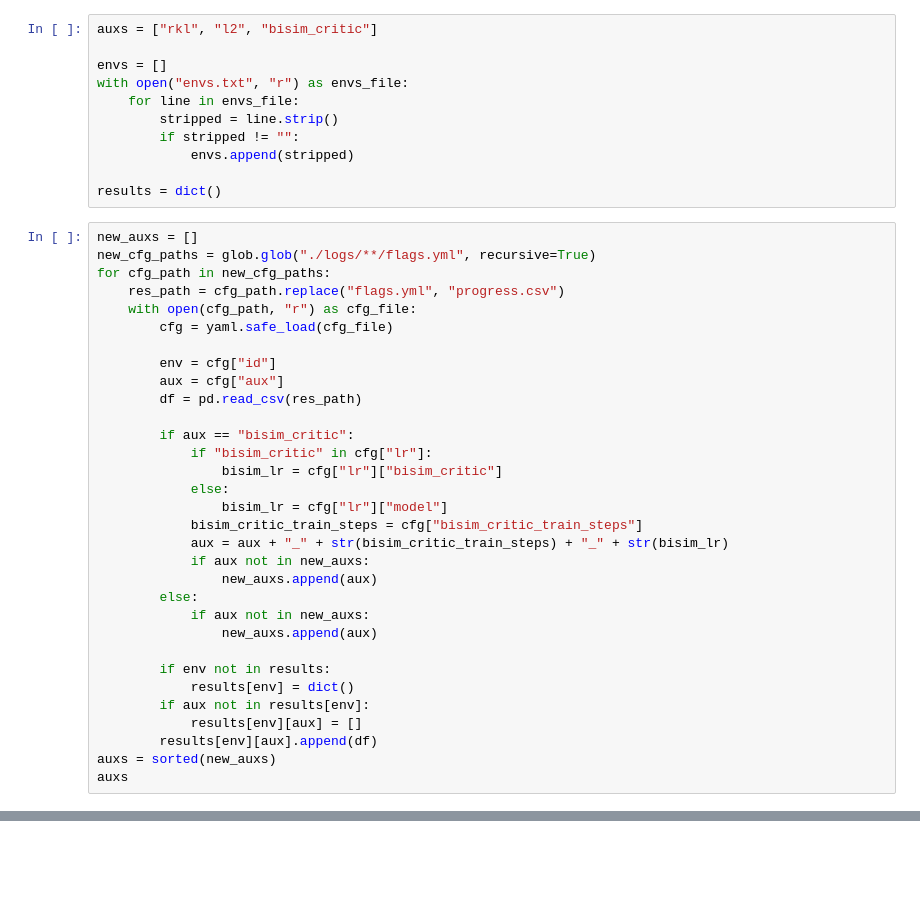
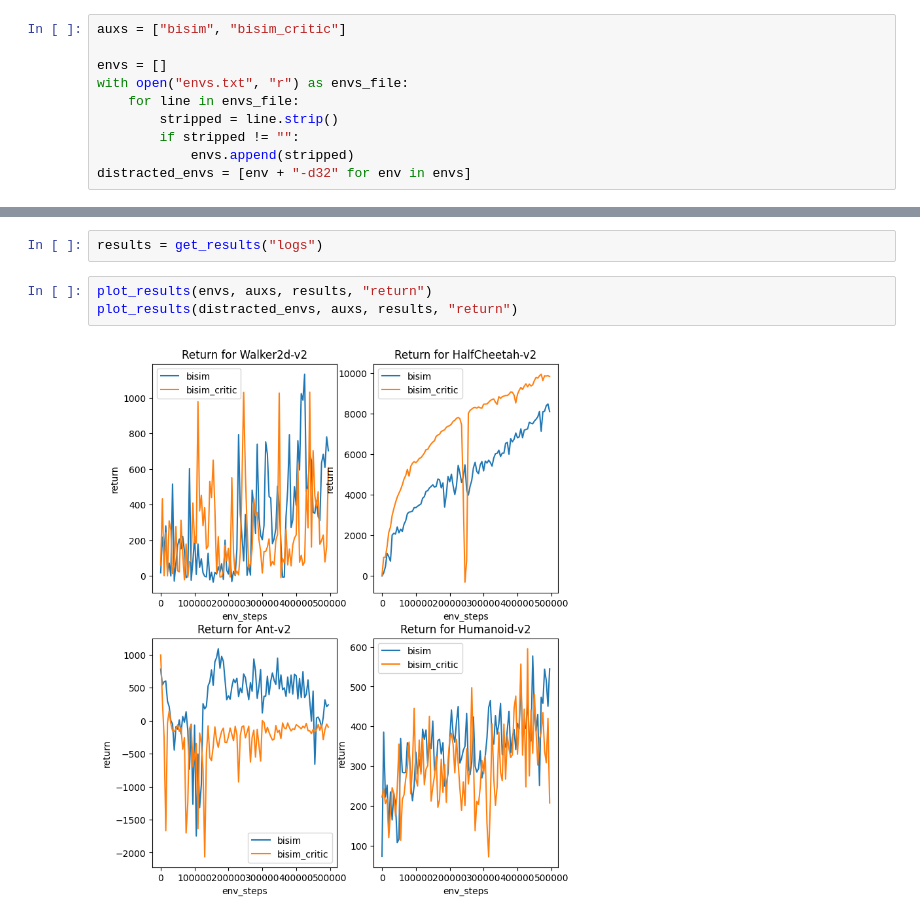
Before and after one commit to rytse/self-predictive-rl, a Jupyter notebook: mujoco_code/plot_all.ipynb, the cells around one changed output, grey strips where cells are left out. Saved outputs shown, nothing was run; the diff lists cells and outputs as text; blank space fills up the shorter version.

Commit message:
plot bisim, bisim_critic for mujoco envs

```diff
--- a/mujoco_code/plot_all.ipynb
+++ b/mujoco_code/plot_all.ipynb
@@ -7,5 +10,5 @@ import yaml
 # %%
-auxs = ["rkl", "l2", "bisim_critic"]
+auxs = ["bisim", "bisim_critic"]
 
 envs = []
 with open("envs.txt", "r") as envs_file:
@@ -13,37 +16,4 @@ with open("envs.txt", "r") as envs_file:
         stripped = line.strip()
         if stripped != "":
             envs.append(stripped)
-
-results = dict()
+distracted_envs = [env + "-d32" for env in envs]
-# %%
-new_auxs = []
-new_cfg_paths = glob.glob("./logs/**/flags.yml", recursive=True)
-for cfg_path in new_cfg_paths:
-    res_path = cfg_path.replace("flags.yml", "progress.csv")
-    with open(cfg_path, "r") as cfg_file:
-        cfg = yaml.safe_load(cfg_file)
-
-        env = cfg["id"]
-        aux = cfg["aux"]
-        df = pd.read_csv(res_path)
-
-        if aux == "bisim_critic":
-            if "bisim_critic" in cfg["lr"]:
-                bisim_lr = cfg["lr"]["bisim_critic"]
-            else:
-                bisim_lr = cfg["lr"]["model"]
-            bisim_critic_train_steps = cfg["bisim_critic_train_steps"]
-            aux = aux + "_" + str(bisim_critic_train_steps) + "_" + str(bisim_lr)
-            if aux not in new_auxs:
-                new_auxs.append(aux)
-        else:
-            if aux not in new_auxs:
-                new_auxs.append(aux)
-
-        if env not in results:
-            results[env] = dict()
-        if aux not in results[env]:
-            results[env][aux] = []
-        results[env][aux].append(df)
-auxs = sorted(new_auxs)
-auxs
@@ -109,0 +78,7 @@ plt.show()
+# %%
+results = get_results("logs")
+# %%
+plot_results(envs, auxs, results, "return")
+plot_results(distracted_envs, auxs, results, "return")
+# %% [output]
+[figure, added]
```
Also changed, not shown: parts of 10 cells of this notebook.
